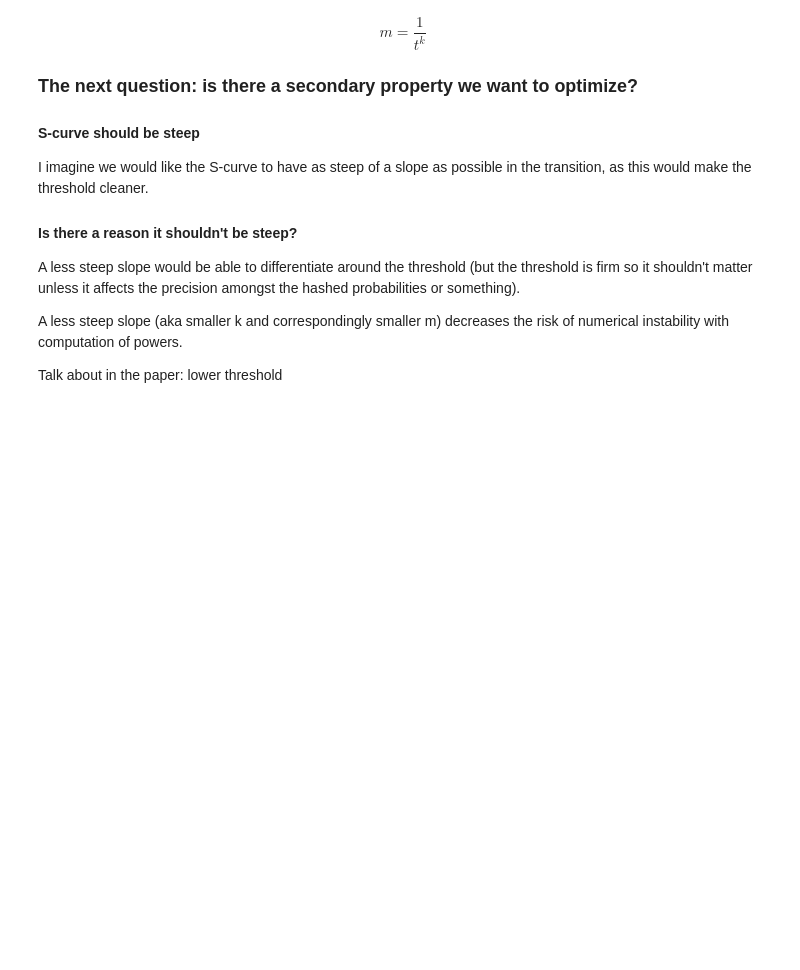
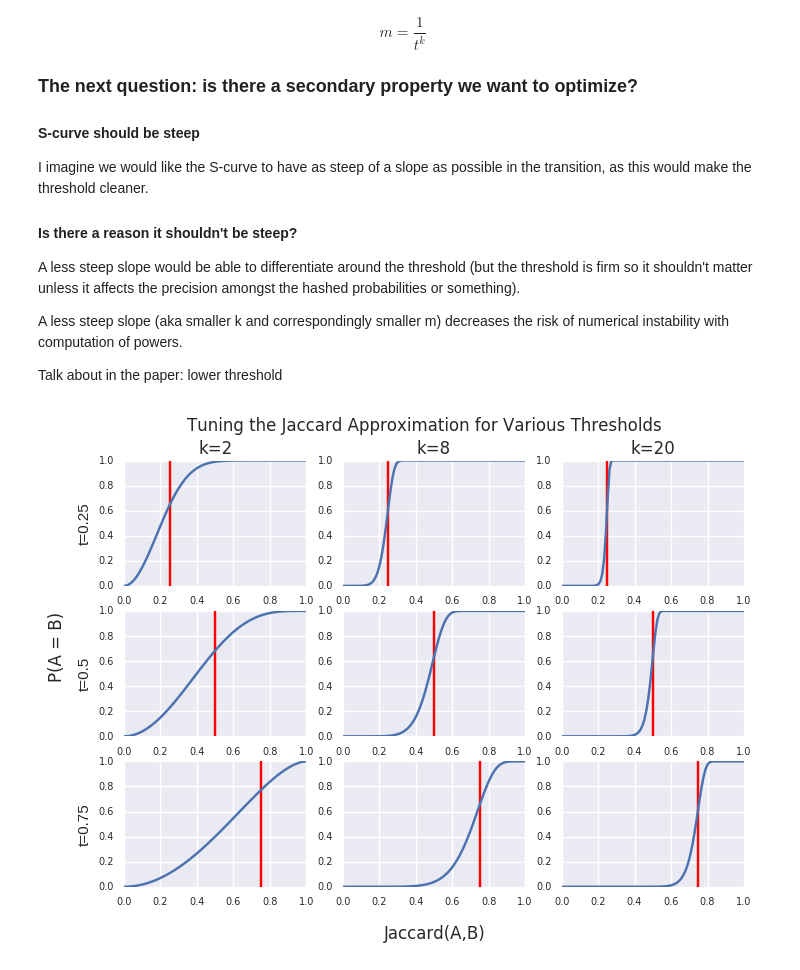
Before and after one commit to acannistra/myria_similarity, a Jupyter notebook: experiments/k-m_experiments.ipynb, the cells around one changed output. Saved outputs shown, nothing was run; the diff lists cells and outputs as text; code cells hidden in the pictures; blank space fills up the shorter version.

Commit message:
Added a plot for the paper

```diff
--- a/experiments/k-m_experiments.ipynb
+++ b/experiments/k-m_experiments.ipynb
@@ -131,3 +133,31 @@ A less steep slope (aka smaller k and correspondingly smaller m) decreases the r
 
 Talk about in the paper:
 lower threshold
+# %%
+fig, ax = plt.subplots(3,3)
+t = [0.25, 0.5, 0.75]
+k = [2, 8, 20]
+for row in range(3):
+    for col in range(3):
+        m = find_m(k[col], t[row])
+        probs = probsim(simspace, k[col], m)
+        ax[row, col].plot(simspace, probs)
+        ax[row, col].vlines(t[row], 0, 1, colors='r')
+        plt.setp(ax[row, col].get_xticklabels(), fontsize=7)
+        plt.setp(ax[row, col].get_yticklabels(), fontsize=7)
+
+        if row == 0:
+            ax[row, col].set_title("k="+str(k[col]))
+        if col == 0:
+            ax[row, col].set_ylabel("t="+str(t[row]))#+", m={:.2}".format(m))
+        # Where to label m??? Changes for every plot
+#         ax[row, col].set_ylabel("P(block = block)")
+#         ax[row, col].set_xlabel("Jaccard")
+#         ax[row, col].set_title("t="+str(t[row])+", k="+str(k[col]))
+fig.suptitle("Tuning the Jaccard Approximation for Various Thresholds")
+fig.text(0.03, 0.6, "P(A = B)", rotation=90)
+fig.text(0.45, 0.03, "Jaccard(A,B)")
+
+fig.savefig("../plots/k-m_tradeoff.png", dpi=300, pad_inches=0)
+# %% [output]
+[figure, added]
```
Also changed, not shown: parts of 2 cells of this notebook.
